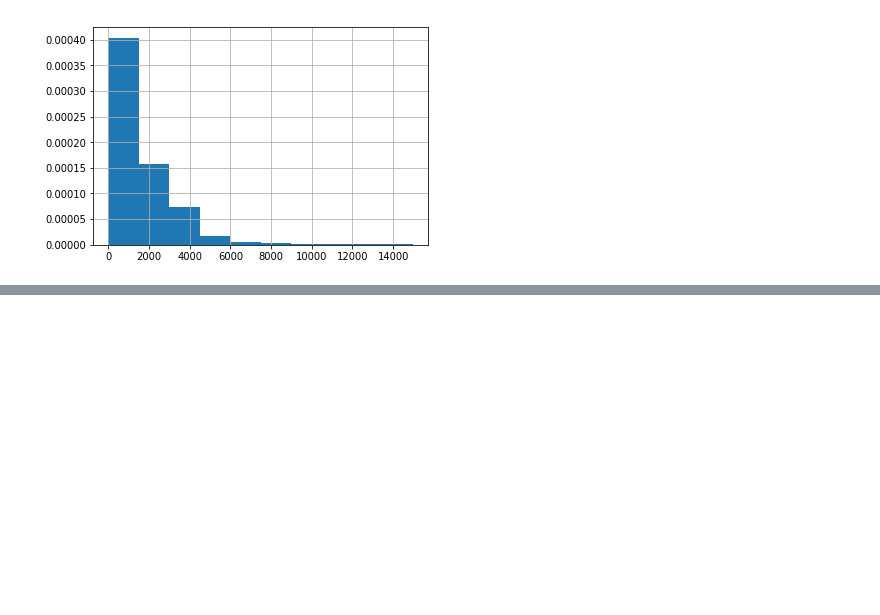
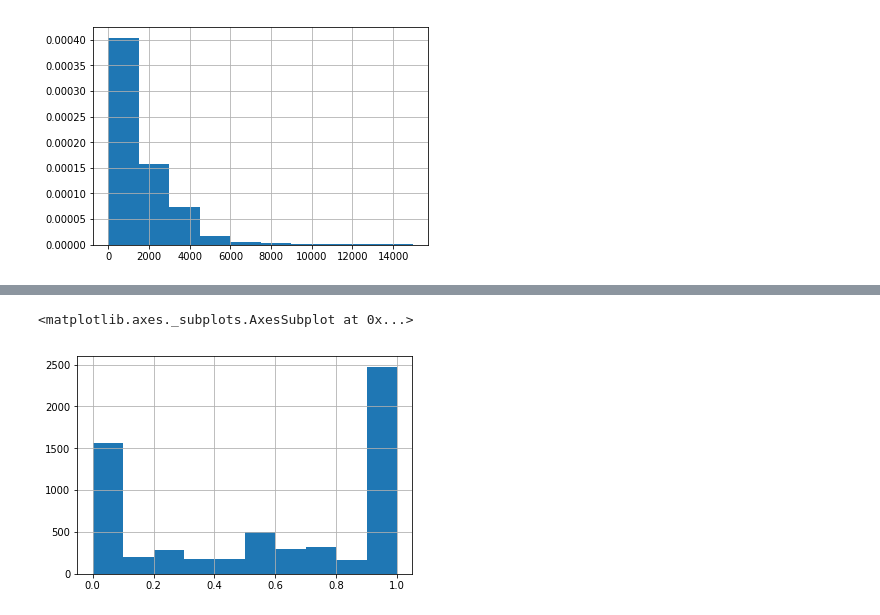
Before and after one commit to jrosenfeld13/capstone-deep-lyrics, a Jupyter notebook: notebooks/1.0-eda-lyrics-10k-subset.ipynb, the cells around one changed output, grey strips where cells are left out. Cells and saved outputs as stored; diff of their text form; code cells hidden in the pictures; blank space fills up the shorter version.

```diff
--- a/notebooks/1.0-eda-lyrics-10k-subset.ipynb
+++ b/notebooks/1.0-eda-lyrics-10k-subset.ipynb
@@ -166,0 +223,5 @@ array(['https://genius.com/Hot-boys-young-riders-lyrics'], dtype=object)
+# %%
+df_msd2.jac_dist.hist()
+# %% [output]
+<matplotlib.axes._subplots.AxesSubplot at 0x...>
+[figure, added]
```
Also changed, not shown: parts of 15 cells of this notebook, 1 other file.
